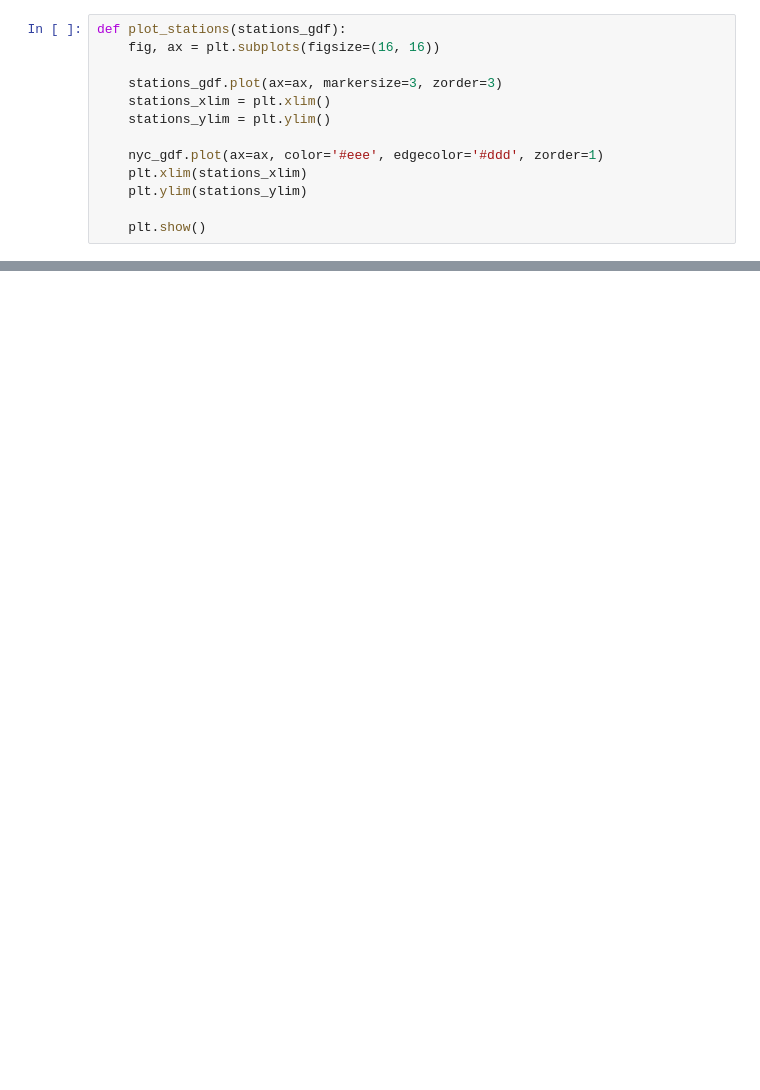
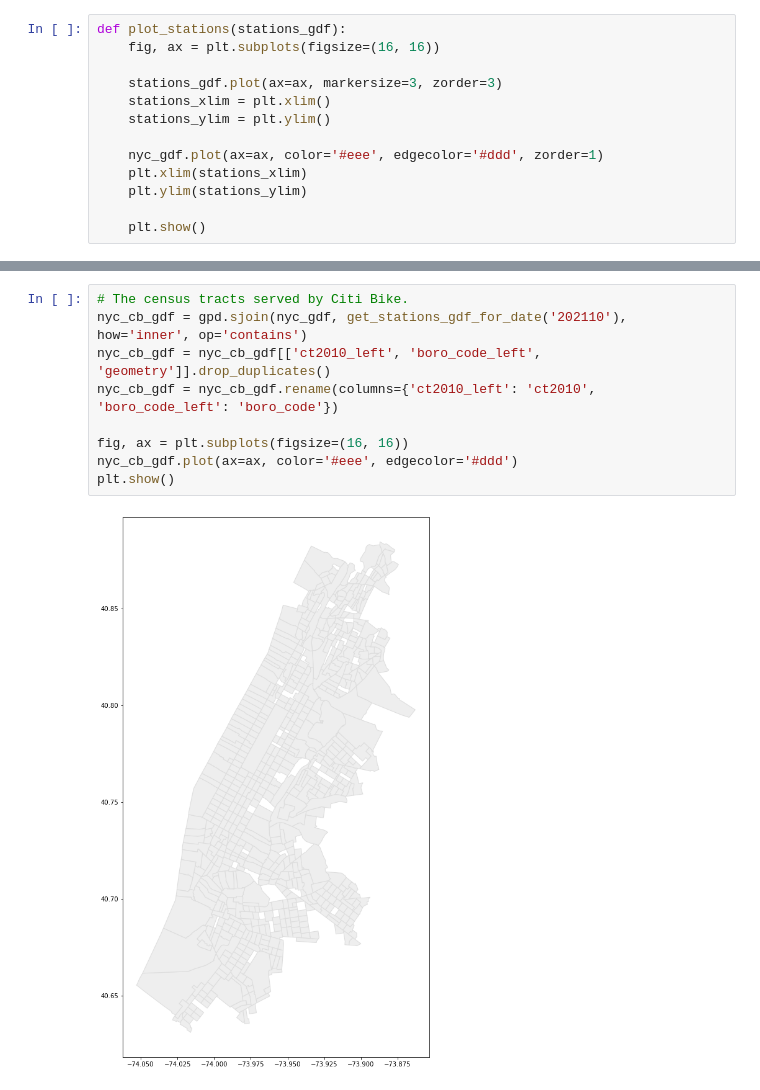
Before and after one commit to cpcarey/nyu-cusp-ads-bike, a Jupyter notebook: notebooks/cc0101_plot_citibike_network.ipynb, the cells around one changed output, grey strips where cells are left out. Drawn from its saved outputs; the diff is of its cells as text; blank space fills up the shorter version.

```diff
--- a/notebooks/cc0101_plot_citibike_network.ipynb
+++ b/notebooks/cc0101_plot_citibike_network.ipynb
@@ -79,0 +76,11 @@ plot_stations(get_stations_gdf_for_date('202101'))
+# %%
+# The census tracts served by Citi Bike.
+nyc_cb_gdf = gpd.sjoin(nyc_gdf, get_stations_gdf_for_date('202110'), how='inner', op='contains')
+nyc_cb_gdf = nyc_cb_gdf[['ct2010_left', 'boro_code_left', 'geometry']].drop_duplicates()
+nyc_cb_gdf = nyc_cb_gdf.rename(columns={'ct2010_left': 'ct2010', 'boro_code_left': 'boro_code'})
+
+fig, ax = plt.subplots(figsize=(16, 16))
+nyc_cb_gdf.plot(ax=ax, color='#eee', edgecolor='#ddd')
+plt.show()
+# %% [output]
+[figure, added]
```
Also changed, not shown: parts of 12 cells of this notebook, 2 other files.
